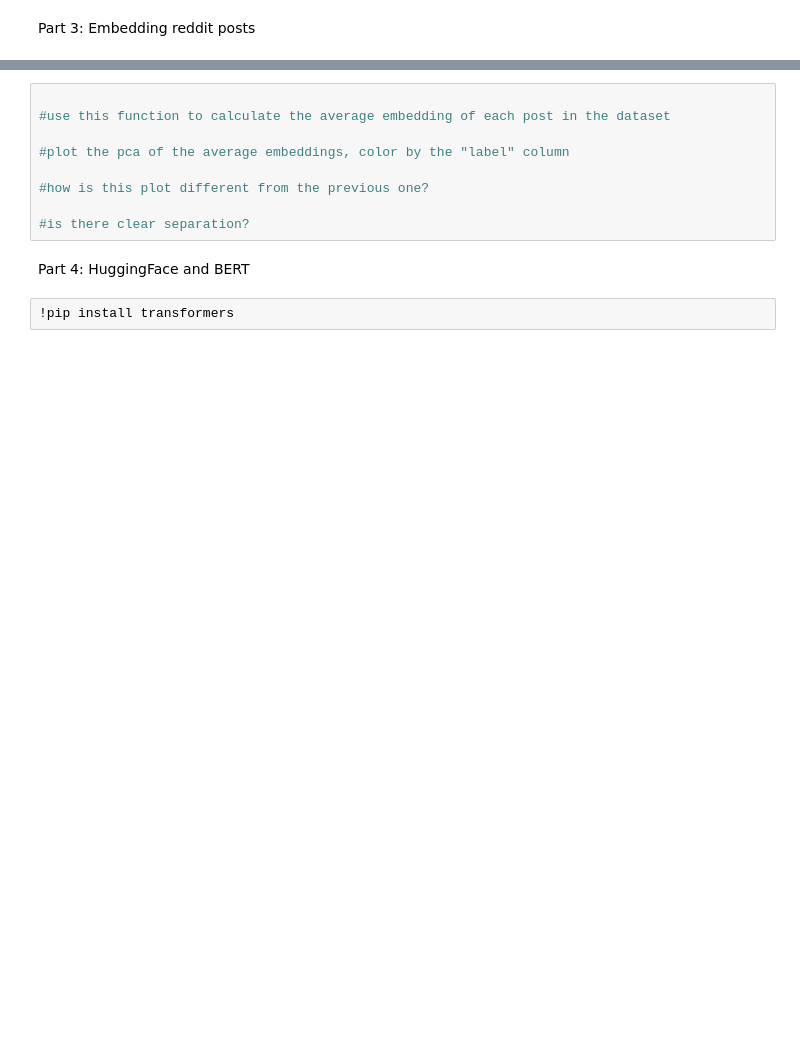
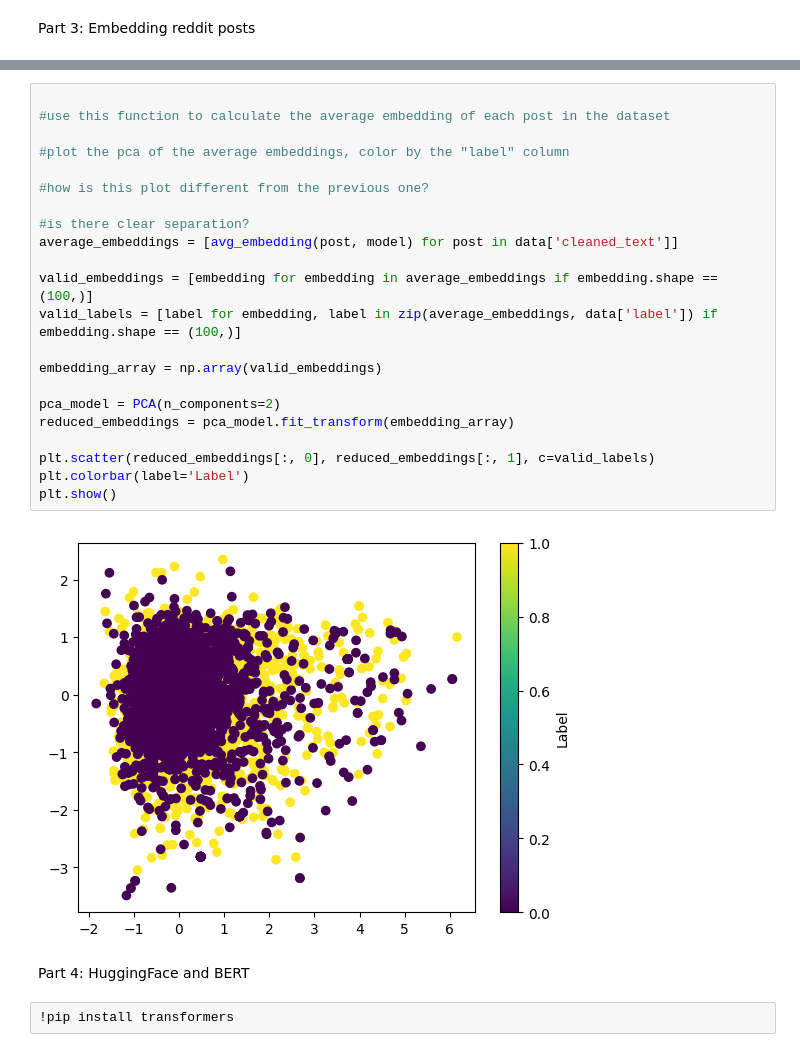
Before and after one commit to AlexanderGarcia98/project3-embeddings, a Jupyter notebook: project-3.ipynb, the cells around one changed output, grey strips where cells are left out. Drawn from its saved outputs; the diff is of its cells as text; blank space fills up the shorter version.

```diff
--- a/project-3.ipynb
+++ b/project-3.ipynb
@@ -221,12 +271,27 @@ plt.show()
 # %%
 
 #use this function to calculate the average embedding of each post in the dataset
 
 #plot the pca of the average embeddings, color by the "label" column
 
 #how is this plot different from the previous one?
 
 #is there clear separation?
+average_embeddings = [avg_embedding(post, model) for post in data['cleaned_text']]
+
+valid_embeddings = [embedding for embedding in average_embeddings if embedding.shape == (100,)]
+valid_labels = [label for embedding, label in zip(average_embeddings, data['label']) if embedding.shape == (100,)]
+
+embedding_array = np.array(valid_embeddings)
+
+pca_model = PCA(n_components=2)
+reduced_embeddings = pca_model.fit_transform(embedding_array)
+
+plt.scatter(reduced_embeddings[:, 0], reduced_embeddings[:, 1], c=valid_labels)
+plt.colorbar(label='Label')
+plt.show()
+# %% [output]
+[figure, added]
 # %% [markdown]
 Part 4: HuggingFace and BERT
 # %%
```
Also changed, not shown: parts of 19 cells of this notebook.
